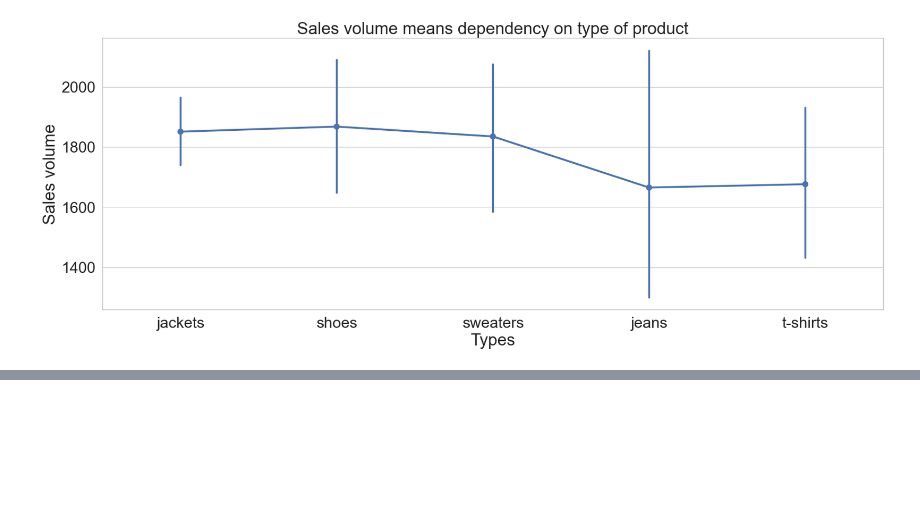
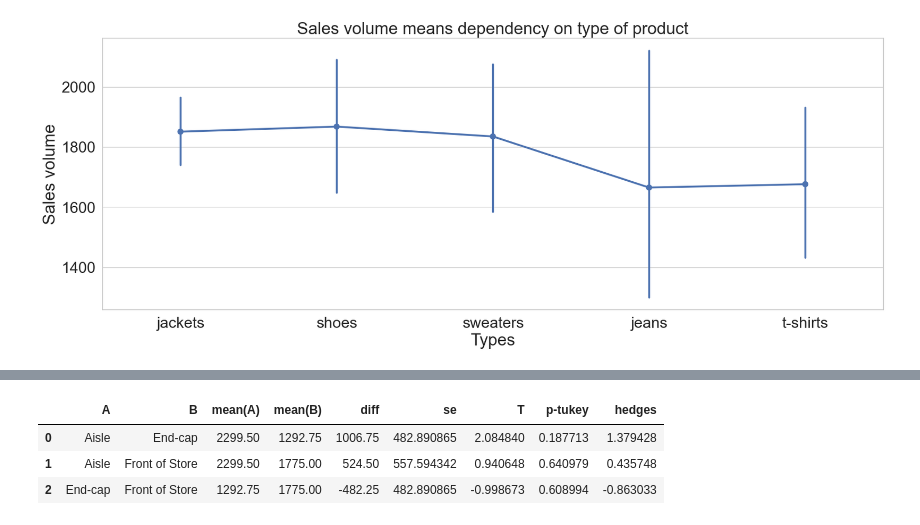
Before and after one commit to Kelebrimbor/Analytics, a Jupyter notebook: Zara_sales/Kaggle_Zara_sales.ipynb, the cells around one changed output, grey strips where cells are left out. Saved outputs shown, nothing was run; the diff lists cells and outputs as text; code cells hidden in the pictures; blank space fills up the shorter version.

```diff
--- a/Zara_sales/Kaggle_Zara_sales.ipynb
+++ b/Zara_sales/Kaggle_Zara_sales.ipynb
@@ -651,0 +679,10 @@ pg.anova(data=sales, dv='sales_volume', between=['terms', 'product_position'])
+# %%
+pg.pairwise_tukey(data=sales.query('terms == "jeans"'), dv="sales_volume", between="product_position")
+
+# По критерию Тьюки мы не можем отвергнуть гипотезу о том, что средние количества продаж джинс
+# с разных позиций в магазине статистически не различаются
+# %% [output]
+|  | A | B | mean(A) | mean(B) | diff | se | T | p-tukey | hedges |
+| 0 | Aisle | End-cap | 2299.50 | 1292.75 | 1006.75 | 482.890865 | 2.084840 | 0.187713 | 1.379428 |
+| 1 | Aisle | Front of Store | 2299.50 | 1775.00 | 524.50 | 557.594342 | 0.940648 | 0.640979 | 0.435748 |
+| 2 | End-cap | Front of Store | 1292.75 | 1775.00 | -482.25 | 482.890865 | -0.998673 | 0.608994 | -0.863033 |
```
Also changed, not shown: parts of 3 cells of this notebook.
